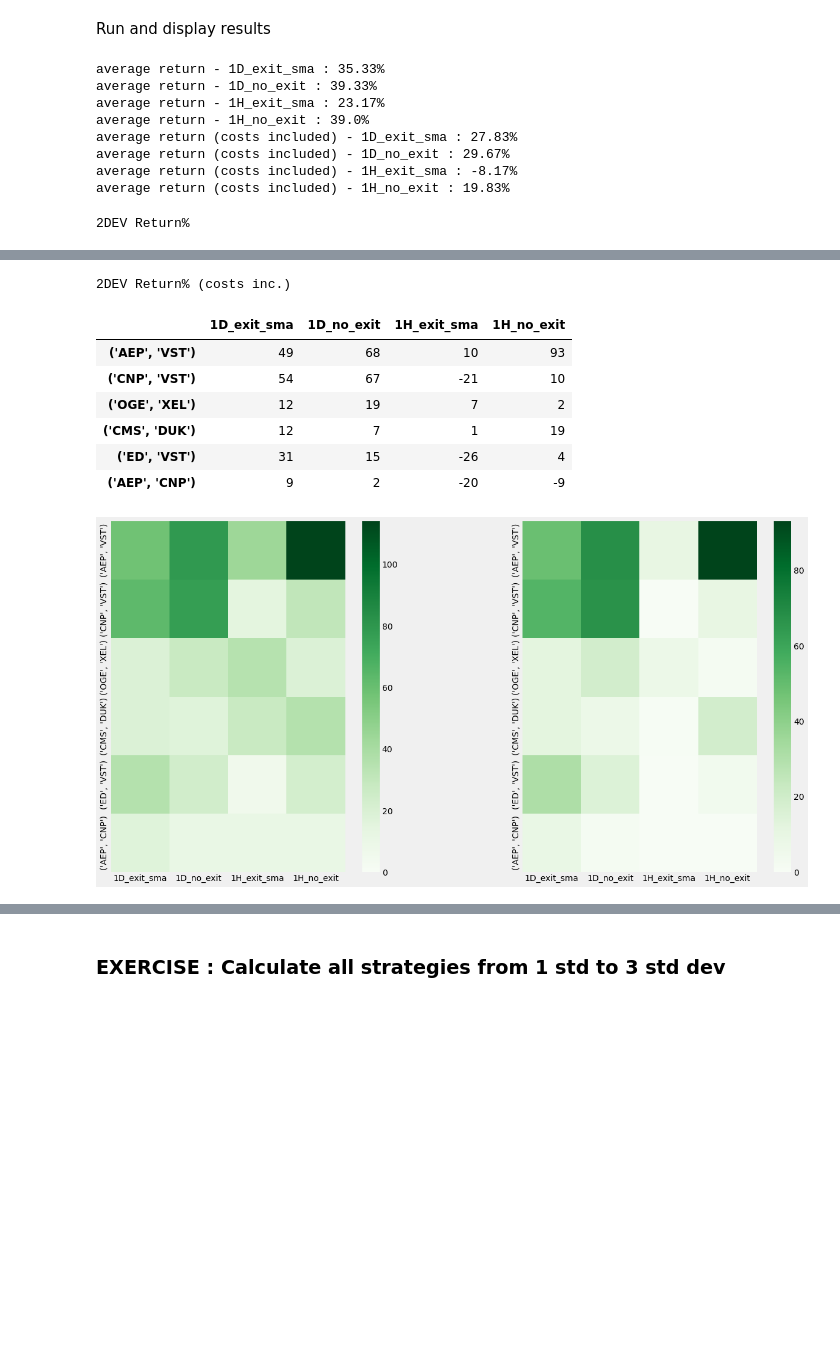
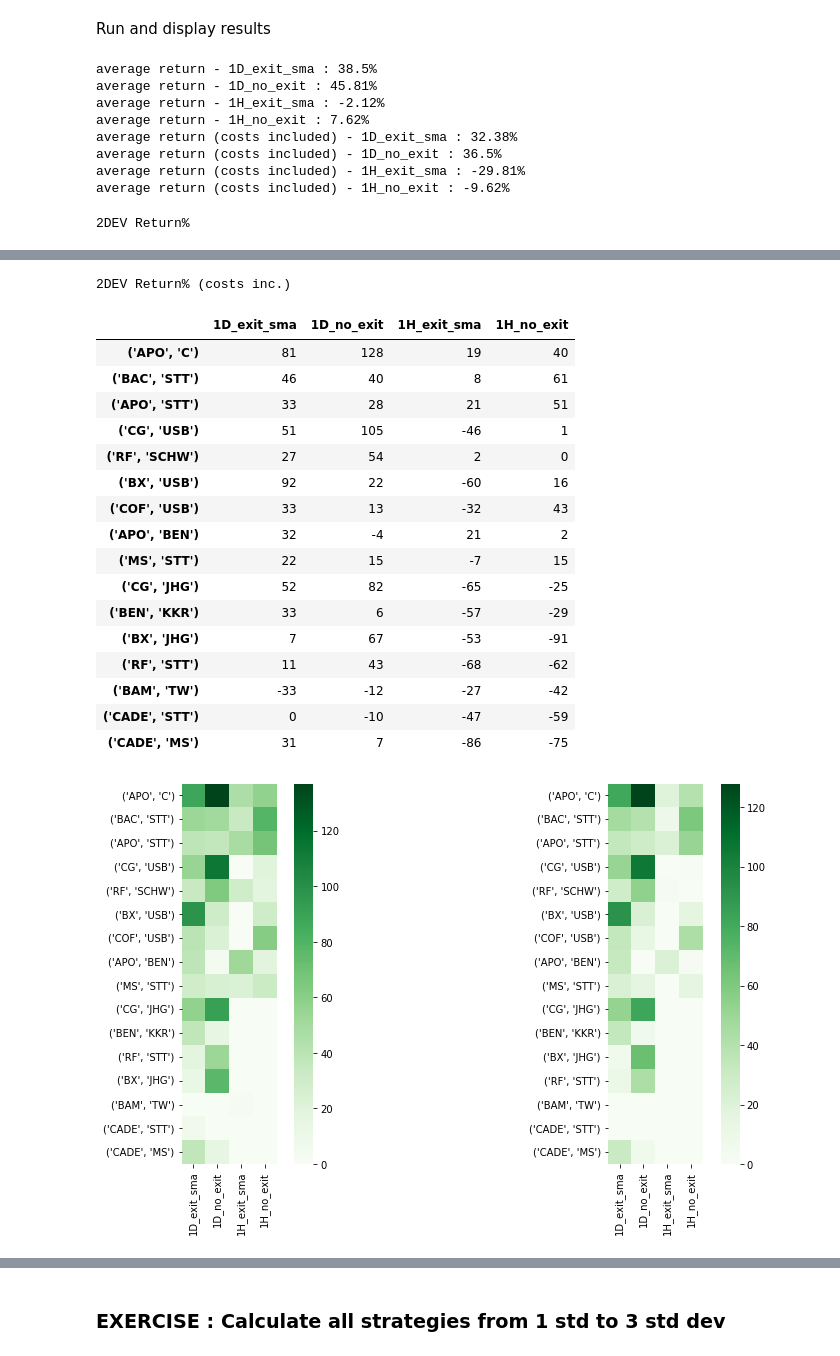
Before and after one commit to ozdemirozcelik/coint-tools, a Jupyter notebook: 7-summary-backtest.ipynb, the cells around one changed output, grey strips where cells are left out. Cells and saved outputs as stored; diff of their text form; code cells hidden in the pictures; blank space fills up the shorter version.

```diff
--- a/7-summary-backtest.ipynb
+++ b/7-summary-backtest.ipynb
@@ -31,7 +31,18 @@ avg_fin_cost_dic = {'1D':(0.07/365),'1H':(0.07/365/7)} # per borrowed cash per d
 # %% [markdown]
 ### GET PAIR INFORMATION
 # %%
+max_items = 24
+pairs_dic_filtered = {}
+
 with open('pairs_final.pkl', 'rb') as f:
     pairs_dic = pickle.load(f)
+
+i = 0
+for key,item in pairs_dic.items():
+    if i<max_items:
+        i = i+1
+        pairs_dic_filtered[key] = item
+
+pairs_dic = pairs_dic_filtered
 pairs_dic
 # %% [output]
@@ -44,5 +65,17 @@ pairs_dic
 # %%
+max_drop_items = 10
+drop_dic_filtered = {}
+
 with open('pairs_dropped.pkl', 'rb') as f:
     drop_dic = pickle.load(f)
 drop_dic
+
+i = 0
+for key,item in drop_dic.items():
+    if i<max_drop_items:
+        i = i+1
+        drop_dic_filtered[key] = item
+
+drop_dic = drop_dic_filtered
+drop_dic
 # %% [output]
@@ -308,10 +345,10 @@ def calculate_returns(data_dic, str_list, b=2):  # b is 1.0, 1.5, 2.0, 2.5 or 3
                 df_spread["sma_20"] = sma(df_spread.Close, 20)
 
                 if res == '1D':
-                    df_spread['sma_50d']=SMA(df_spread.Close, 50) # add 50d sma for 1D resolution
+                    df_spread['sma_50d']=sma(df_spread.Close, 50) # add 50d sma for 1D resolution
 
                 else:
-                    df_spread['sma_20d']=SMA(df_spread.Close, 20*7) # add 20d sma for 1H resolution
+                    df_spread['sma_20d']=sma(df_spread.Close, 20*7) # add 20d sma for 1H resolution
 
                 for i in range(2, 7):
                     step = 0.5
@@ -453,7 +490,8 @@ df2_style = df2_sort.style.set_table_attributes("style='display:inline'").set_ca
 display_html(df1_style._repr_html_() + df2_style._repr_html_(), raw=True)
 
 
-fig, (ax1, ax2) = plt.subplots(1,2)
+fig, (ax1, ax2) = plt.subplots(1,2, figsize=(14, 7))
+# fig.tight_layout()
 seaborn.heatmap(
     df1_sort,
     xticklabels=df1_sort.columns,
@@ -463,6 +501,7 @@ seaborn.heatmap(
     vmin=0,
     ax=ax1
 )
+
 seaborn.heatmap(
     df2_sort,
     xticklabels=df2_sort.columns,
@@ -478,13 +517,13 @@ dfi.export(df1_style, 'summary1.png', dpi=dpi_set)
 dfi.export(df2_style, 'summary2.png', dpi=dpi_set)
 plt.savefig('summary_plot1', dpi=dpi_set, bbox_inches='tight', pad_inches=0)
 # %% [output]
-average return - 1D_exit_sma : 35.33%
-average return - 1D_no_exit : 39.33%
-average return - 1H_exit_sma : 23.17%
-average return - 1H_no_exit : 39.0%
-average return (costs included) - 1D_exit_sma : 27.83%
-average return (costs included) - 1D_no_exit : 29.67%
-average return (costs included) - 1H_exit_sma : -8.17%
-average return (costs included) - 1H_no_exit : 19.83%
+average return - 1D_exit_sma : 38.5%
+average return - 1D_no_exit : 45.81%
+average return - 1H_exit_sma : -2.12%
+average return - 1H_no_exit : 7.62%
+average return (costs included) - 1D_exit_sma : 32.38%
+average return (costs included) - 1D_no_exit : 36.5%
+average return (costs included) - 1H_exit_sma : -29.81%
+average return (costs included) - 1H_no_exit : -9.62%
 2DEV Return%
 |  | 1D_exit_sma | 1D_no_exit | 1H_exit_sma | 1H_no_exit |
@@ -497,12 +546,22 @@ average return (costs included) - 1H_no_exit : 19.83%
 2DEV Return% (costs inc.)
 |  | 1D_exit_sma | 1D_no_exit | 1H_exit_sma | 1H_no_exit |
-| ('AEP', 'VST') | 49 | 68 | 10 | 93 |
-| ('CNP', 'VST') | 54 | 67 | -21 | 10 |
-| ('OGE', 'XEL') | 12 | 19 | 7 | 2 |
-| ('CMS', 'DUK') | 12 | 7 | 1 | 19 |
-| ('ED', 'VST') | 31 | 15 | -26 | 4 |
-| ('AEP', 'CNP') | 9 | 2 | -20 | -9 |
+| ('APO', 'C') | 81 | 128 | 19 | 40 |
+| ('BAC', 'STT') | 46 | 40 | 8 | 61 |
+| ('APO', 'STT') | 33 | 28 | 21 | 51 |
+| ('CG', 'USB') | 51 | 105 | -46 | 1 |
+| ('RF', 'SCHW') | 27 | 54 | 2 | 0 |
+| ('BX', 'USB') | 92 | 22 | -60 | 16 |
+| ('COF', 'USB') | 33 | 13 | -32 | 43 |
+| ('APO', 'BEN') | 32 | -4 | 21 | 2 |
+| ('MS', 'STT') | 22 | 15 | -7 | 15 |
+| ('CG', 'JHG') | 52 | 82 | -65 | -25 |
+| ('BEN', 'KKR') | 33 | 6 | -57 | -29 |
+| ('BX', 'JHG') | 7 | 67 | -53 | -91 |
+| ('RF', 'STT') | 11 | 43 | -68 | -62 |
+| ('BAM', 'TW') | -33 | -12 | -27 | -42 |
+| ('CADE', 'STT') | 0 | -10 | -47 | -59 |
+| ('CADE', 'MS') | 31 | 7 | -86 | -75 |
-[figure, old version]
+[figure, new version]
 # %%
 if bool(drop_dic):
 
```
Also changed, not shown: parts of 16 cells of this notebook, 45 other files.
